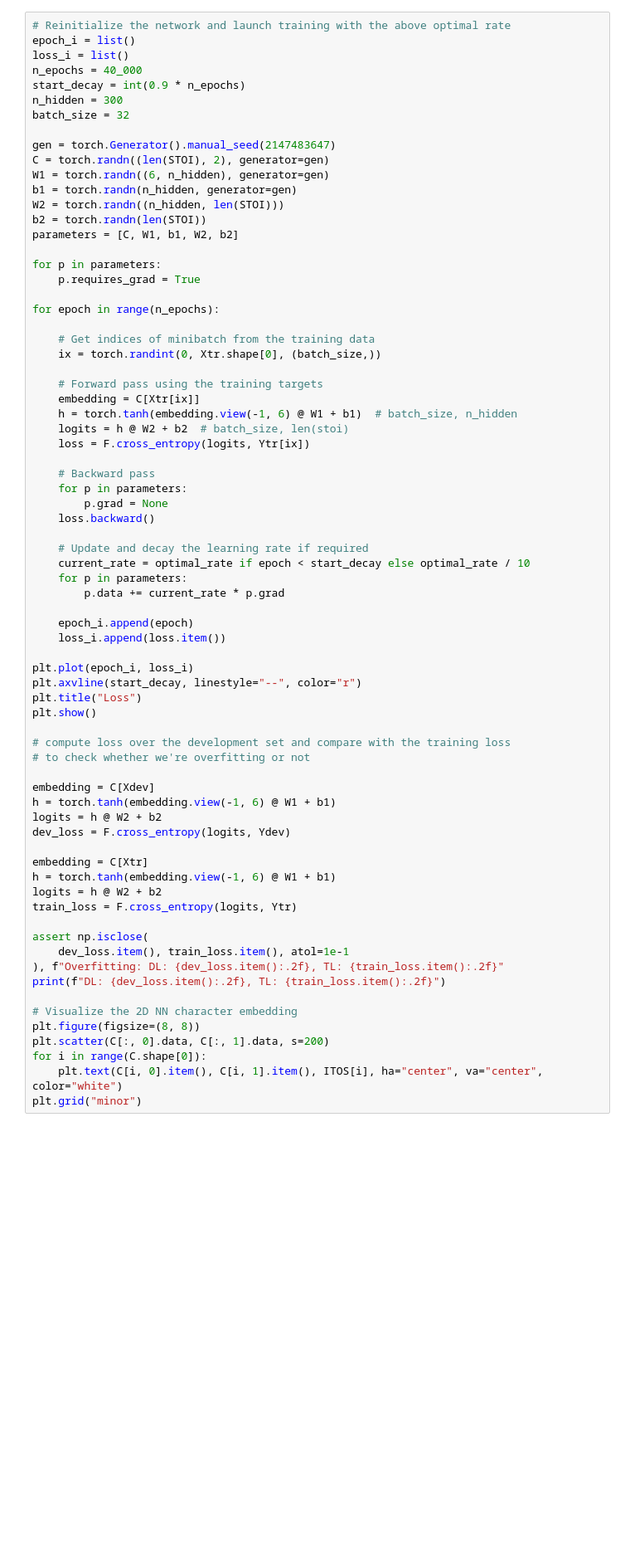
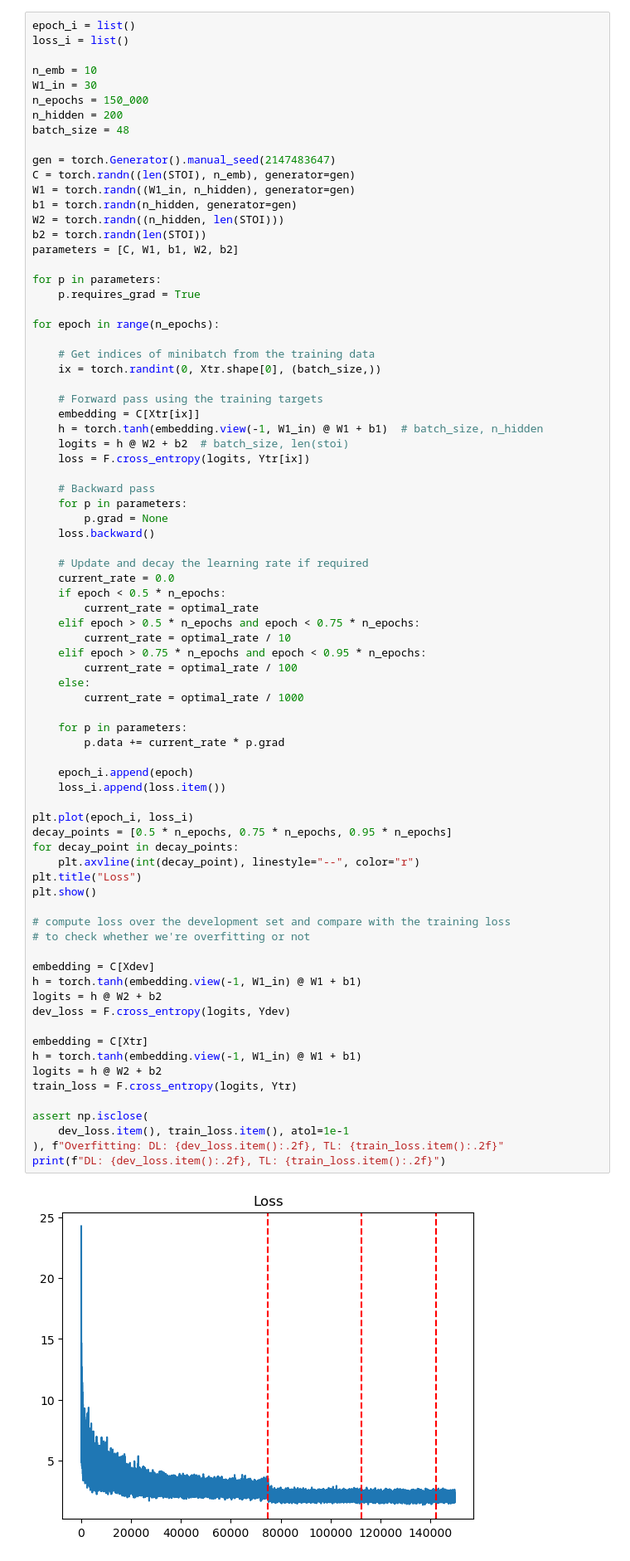
Before and after one commit to kseuro/neural-networks-zero-to-one, a Jupyter notebook: makemore-python/2_multi_layer_perceptron.ipynb, the cells around one changed output. Shown at 83% size. Saved outputs shown, nothing was run; the diff lists cells and outputs as text; blank space fills up the shorter version.

```diff
--- a/makemore-python/2_multi_layer_perceptron.ipynb
+++ b/makemore-python/2_multi_layer_perceptron.ipynb
@@ -111,15 +123,16 @@ print(optimal_rate)
 # %%
-# Reinitialize the network and launch training with the above optimal rate
 epoch_i = list()
 loss_i = list()
-n_epochs = 40_000
-start_decay = int(0.9 * n_epochs)
-n_hidden = 300
-batch_size = 32
+
+n_emb = 10
+W1_in = 30
+n_epochs = 150_000
+n_hidden = 200
+batch_size = 48
 
 gen = torch.Generator().manual_seed(2147483647)
-C = torch.randn((len(STOI), 2), generator=gen)
-W1 = torch.randn((6, n_hidden), generator=gen)
+C = torch.randn((len(STOI), n_emb), generator=gen)
+W1 = torch.randn((W1_in, n_hidden), generator=gen)
 b1 = torch.randn(n_hidden, generator=gen)
 W2 = torch.randn((n_hidden, len(STOI)))
 b2 = torch.randn(len(STOI))
@@ -135,7 +148,7 @@ for epoch in range(n_epochs):
 
     # Forward pass using the training targets
     embedding = C[Xtr[ix]]
-    h = torch.tanh(embedding.view(-1, 6) @ W1 + b1)  # batch_size, n_hidden
+    h = torch.tanh(embedding.view(-1, W1_in) @ W1 + b1)  # batch_size, n_hidden
     logits = h @ W2 + b2  # batch_size, len(stoi)
     loss = F.cross_entropy(logits, Ytr[ix])
 
@@ -143,41 +156,47 @@ for epoch in range(n_epochs):
     for p in parameters:
         p.grad = None
     loss.backward()
 
     # Update and decay the learning rate if required
-    current_rate = optimal_rate if epoch < start_decay else optimal_rate / 10
+    current_rate = 0.0
+    if epoch < 0.5 * n_epochs:
+        current_rate = optimal_rate
+    elif epoch > 0.5 * n_epochs and epoch < 0.75 * n_epochs:
+        current_rate = optimal_rate / 10
+    elif epoch > 0.75 * n_epochs and epoch < 0.95 * n_epochs:
+        current_rate = optimal_rate / 100
+    else:
+        current_rate = optimal_rate / 1000
+
     for p in parameters:
         p.data += current_rate * p.grad
 
     epoch_i.append(epoch)
     loss_i.append(loss.item())
 
 plt.plot(epoch_i, loss_i)
-plt.axvline(start_decay, linestyle="--", color="r")
+decay_points = [0.5 * n_epochs, 0.75 * n_epochs, 0.95 * n_epochs]
+for decay_point in decay_points:
+    plt.axvline(int(decay_point), linestyle="--", color="r")
 plt.title("Loss")
 plt.show()
 
 # compute loss over the development set and compare with the training loss
 # to check whether we're overfitting or not
 
 embedding = C[Xdev]
-h = torch.tanh(embedding.view(-1, 6) @ W1 + b1)
+h = torch.tanh(embedding.view(-1, W1_in) @ W1 + b1)
 logits = h @ W2 + b2
 dev_loss = F.cross_entropy(logits, Ydev)
 
 embedding = C[Xtr]
-h = torch.tanh(embedding.view(-1, 6) @ W1 + b1)
+h = torch.tanh(embedding.view(-1, W1_in) @ W1 + b1)
 logits = h @ W2 + b2
 train_loss = F.cross_entropy(logits, Ytr)
 
 assert np.isclose(
     dev_loss.item(), train_loss.item(), atol=1e-1
 ), f"Overfitting: DL: {dev_loss.item():.2f}, TL: {train_loss.item():.2f}"
 print(f"DL: {dev_loss.item():.2f}, TL: {train_loss.item():.2f}")
-
-# Visualize the 2D NN character embedding
-plt.figure(figsize=(8, 8))
-plt.scatter(C[:, 0].data, C[:, 1].data, s=200)
-for i in range(C.shape[0]):
-    plt.text(C[i, 0].item(), C[i, 1].item(), ITOS[i], ha="center", va="center", color="white")
-plt.grid("minor")
+# %% [output]
+[figure, added]
```
Also changed, not shown: parts of 10 cells of this notebook.
